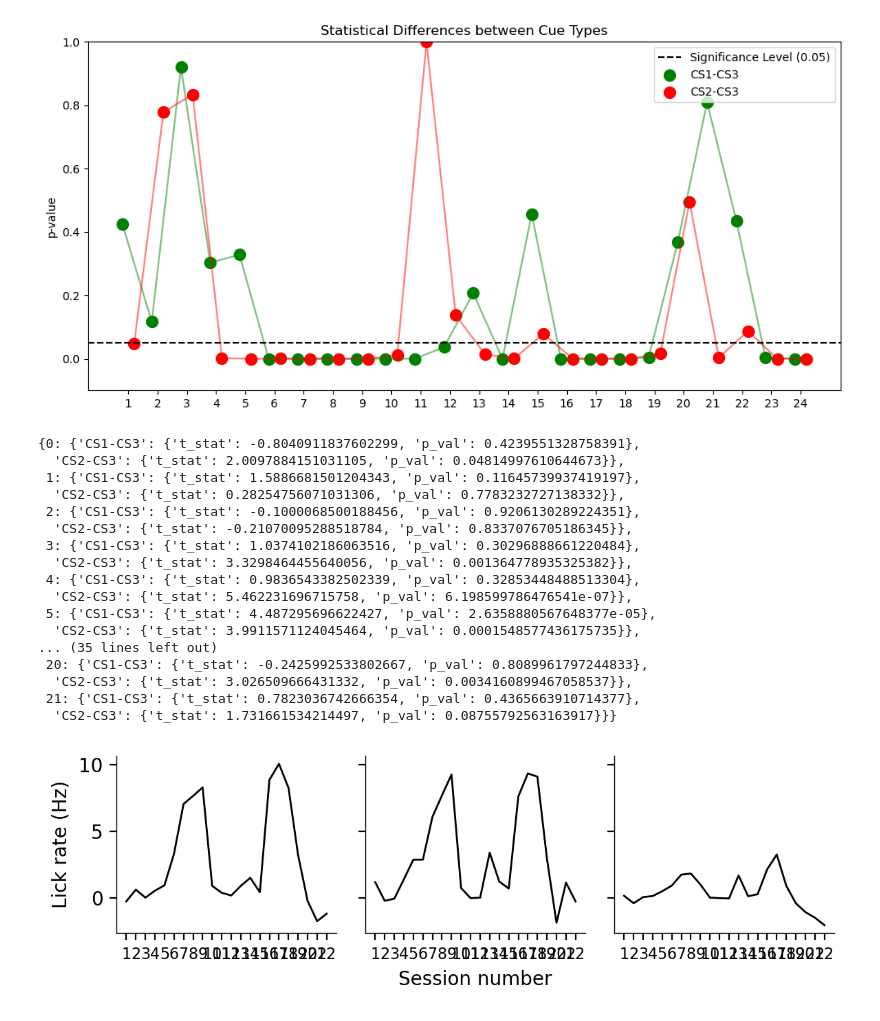
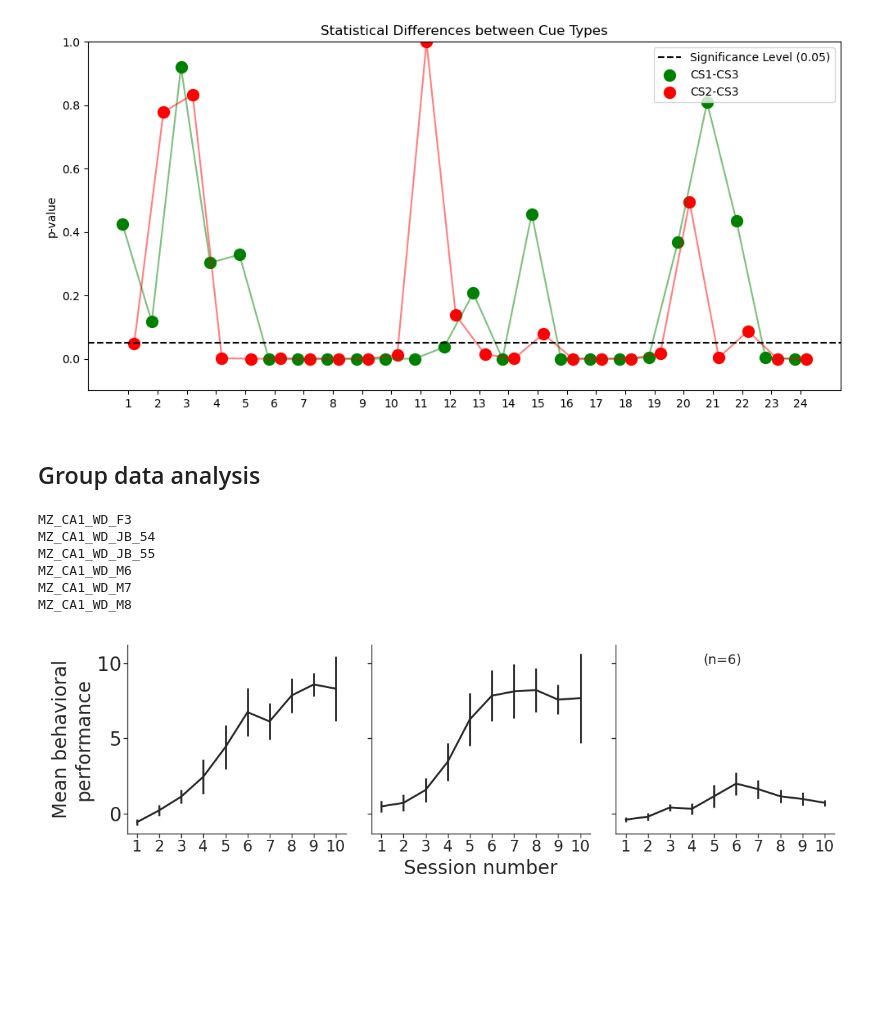
Before and after one commit to mkzhou00/s2p-analyzer, a Jupyter notebook: behavioral_data_analyzer.ipynb, the cells around one changed output. Drawn from its saved outputs; the diff is of its cells as text; code cells hidden in the pictures; blank space fills up the shorter version.

Commit message:
update plots

```diff
--- a/behavioral_data_analyzer.ipynb
+++ b/behavioral_data_analyzer.ipynb
@@ -137,7 +152,7 @@ def produce_data_df(datadir, onset_from_cue=0, offset_from_cue=3000):
     alldata['Day'] = alldata['Day'].astype(int)
     return alldata
 
-def produce_data_per_session(alldata, numdays):
+def produce_data_per_session_ind(alldata, numdays):
     COL_NAME=['Day','Cue', 'Performance_to_baseline', 'Performance_to_CSminus']
     data_per_session = pd.DataFrame(columns=COL_NAME)
     cue_types = ['CS1', 'CS2', 'CS3']
@@ -179,7 +194,7 @@ def produce_data_per_session(alldata, numdays):
                                                     ignore_index=True)
     return data_per_session
 
-def plot_evolution_over_learning(
+def plot_evolution_over_learning_ind(
     data, cue_types, numdays, pvals=None, key="Performance_to_baseline"
 ):
     fig, axs = plt.subplots(1, 3, figsize=(2 * 3, 2), dpi=200, sharey="row")
@@ -213,7 +228,7 @@ def plot_evolution_over_learning(
     fig.tight_layout()
     return fig
 
-def plot_cumlick(data, cue_types, numdays):
+def plot_cumlick_ind(data, cue_types, numdays):
     fig, axs = plt.subplots(1, 3, figsize=(2*3, 2), dpi=200, sharey="row")
 
     for ct, cue_type in enumerate(cue_types):
@@ -244,7 +259,6 @@ def plot_cumlick(data, cue_types, numdays):
     axs[0].set_ylabel("Cumsm lick number")
     fig.tight_layout()
     return fig
-
 
 def plot_statistical_differences_to_CSminus(alldata, cue_types, num_days):
     results = {}
@@ -320,28 +337,31 @@ fig_lick_diff_to_csminus, results = plot_statistical_differences_to_CSminus(alld
 fig_lick_diff_to_csminus.show()
 # %% [output]
 [figure]
-# %%
-results
-# %% [output]
-{0: {'CS1-CS3': {'t_stat': -0.8040911837602299, 'p_val': 0.4239551328758391},
-  'CS2-CS3': {'t_stat': 2.0097884151031105, 'p_val': 0.04814997610644673}},
- 1: {'CS1-CS3': {'t_stat': 1.5886681501204343, 'p_val': 0.11645739937419197},
-  'CS2-CS3': {'t_stat': 0.28254756071031306, 'p_val': 0.7783232727138332}},
- 2: {'CS1-CS3': {'t_stat': -0.1000068500188456, 'p_val': 0.9206130289224351},
-  'CS2-CS3': {'t_stat': -0.21070095288518784, 'p_val': 0.8337076705186345}},
- 3: {'CS1-CS3': {'t_stat': 1.0374102186063516, 'p_val': 0.30296888661220484},
-  'CS2-CS3': {'t_stat': 3.3298464455640056, 'p_val': 0.001364778935325382}},
- 4: {'CS1-CS3': {'t_stat': 0.9836543382502339, 'p_val': 0.32853448488513304},
-  'CS2-CS3': {'t_stat': 5.462231696715758, 'p_val': 6.198599786476541e-07}},
- 5: {'CS1-CS3': {'t_stat': 4.487295696622427, 'p_val': 2.6358880567648377e-05},
-  'CS2-CS3': {'t_stat': 3.9911571124045464, 'p_val': 0.0001548577436175735}},
-... (35 lines left out)
- 20: {'CS1-CS3': {'t_stat': -0.2425992533802667, 'p_val': 0.8089961797244833},
-  'CS2-CS3': {'t_stat': 3.026509666431332, 'p_val': 0.0034160899467058537}},
- 21: {'CS1-CS3': {'t_stat': 0.7823036742666354, 'p_val': 0.4365663910714377},
-  'CS2-CS3': {'t_stat': 1.731661534214497, 'p_val': 0.08755792563163917}}}
+# %% [markdown]
+## Group data analysis
+# %%
+main_data_dir = r"Z:\2p\experiment1\population behavioral data"
+cue_types = ["CS1", "CS2", "CS3"]
+numtrials = [25, 25, 50]
+num_days = 10
+colors = {'ave':'#292828', 'ind':'#808080'}
+result_dir = os.path.join(main_data_dir, "results")
+if not os.path.exists(result_dir):
+    os.makedirs(result_dir)
+
+alldata, psth = produce_df_for_all_data(main_data_dir)
+sessiondata = produce_data_per_session(alldata, num_days)
+# %% [output]
+MZ_CA1_WD_F3
+MZ_CA1_WD_JB_54
+MZ_CA1_WD_JB_55
+MZ_CA1_WD_M6
+MZ_CA1_WD_M7
+MZ_CA1_WD_M8
 # %%
-fig_learning_evolution = plot_evolution_over_learning(sessiondata, cue_types, num_days)
-# fig_learning_evolution.savefig(os.path.join(result_dir, "learning_evolution.png"), format="png")
+fig_learning_evolution, _ = plot_evolution_over_learning(sessiondata, cue_types, colors, 10)
+fig_learning_evolution.savefig(
+        os.path.join(result_dir, "initiallearning.eps"), format="eps"
+    )
 # %% [output]
-[figure, old version]
+[figure, new version]
```
Also changed, not shown: parts of 9 cells of this notebook, 5 other files.
